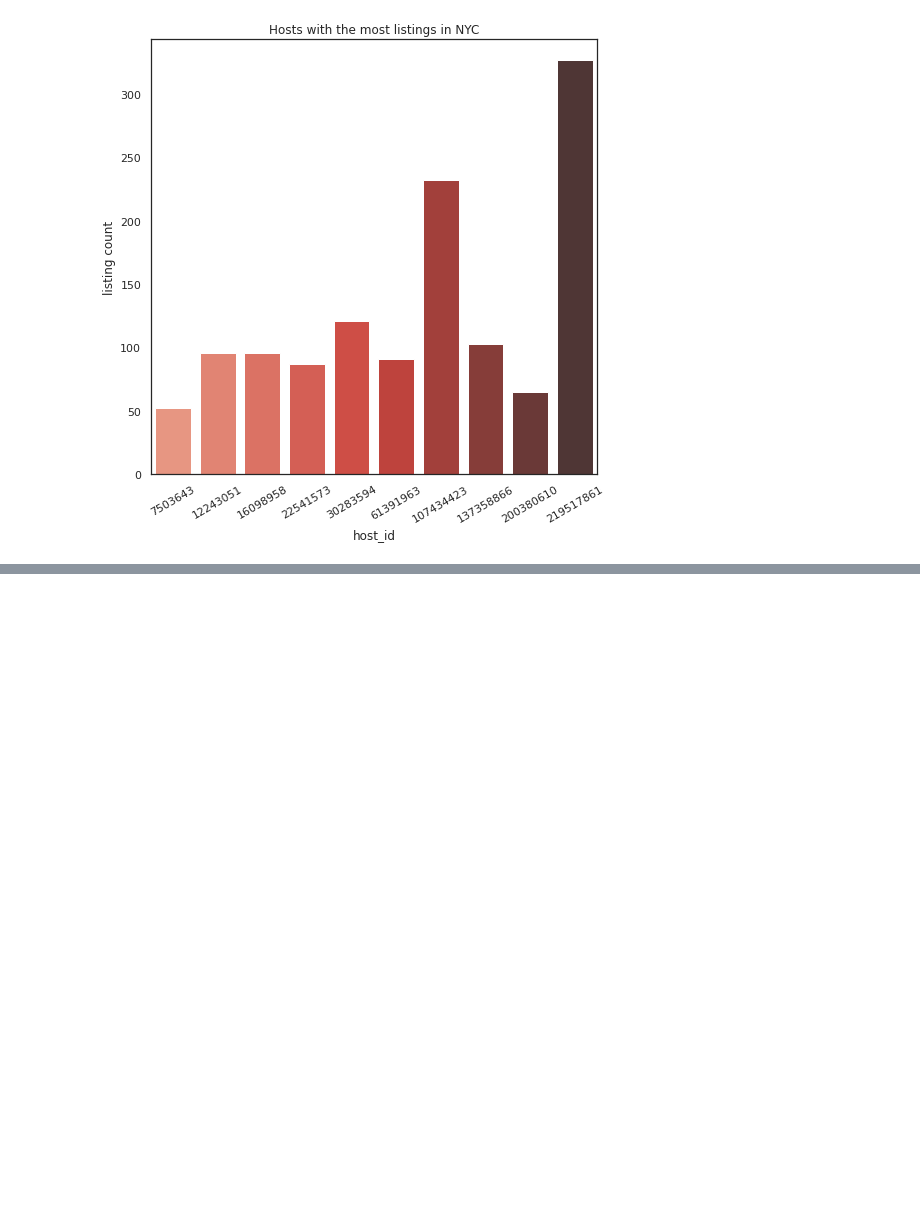
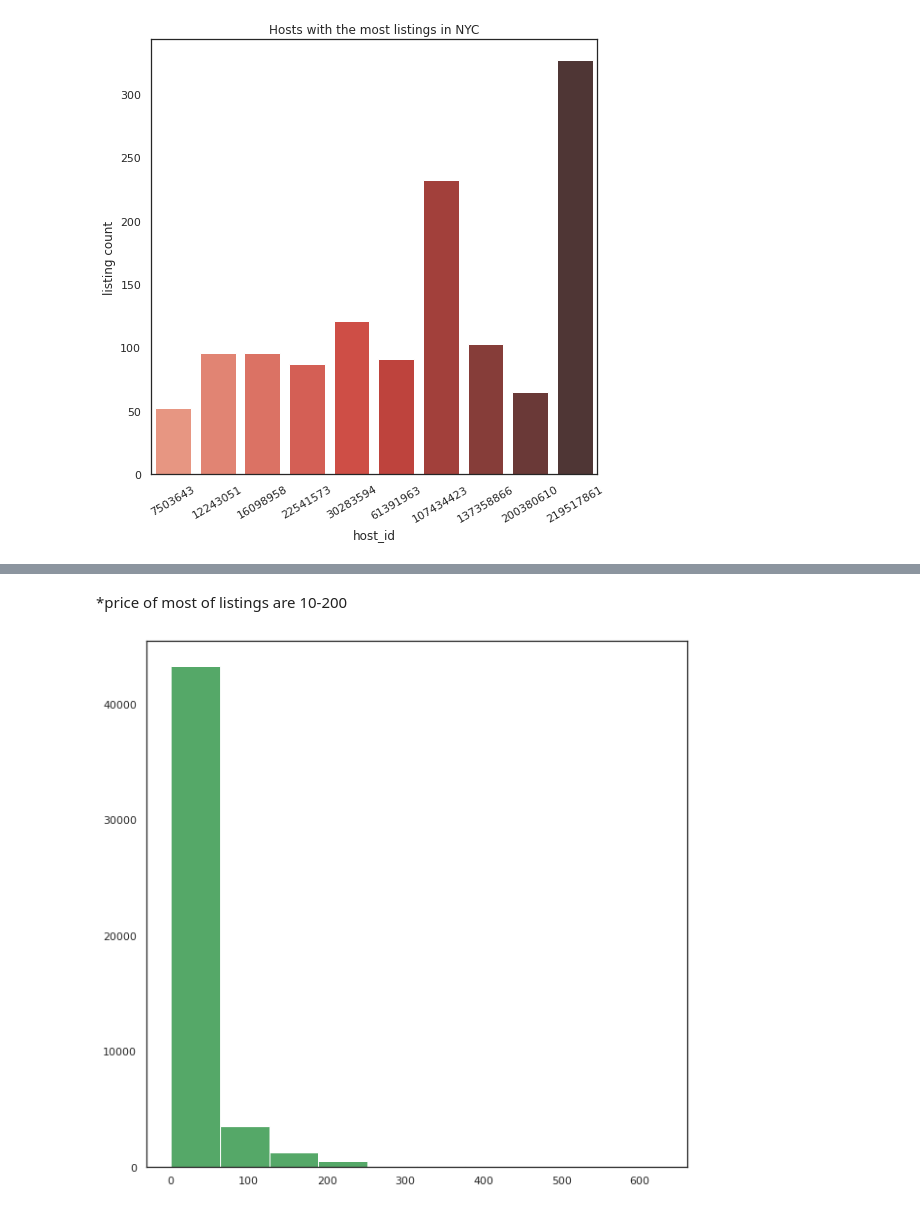
Before and after one commit to ritisha22/Airbnb-booking-analysis, a Jupyter notebook: Copy_of_Airbnb_Bookings_Analysis_Capstone_Project.ipynb, the cells around one changed output, grey strips where cells are left out. Drawn from its saved outputs; the diff is of its cells as text; code cells hidden in the pictures; blank space fills up the shorter version.

```diff
--- a/Copy_of_Airbnb_Bookings_Analysis_Capstone_Project.ipynb
+++ b/Copy_of_Airbnb_Bookings_Analysis_Capstone_Project.ipynb
@@ -225,0 +249,8 @@ viz_top_10host.set_xticklabels(viz_top_10host.get_xticklabels(),rotation=30)
+# %% [markdown]
+ *price of most of listings are 10-200
+# %%
+# check the number of reviews
+plt.hist(airbnb_data['number_of_reviews'],color='g',rwidth=4)
+plt.show()
+# %% [output]
+[figure, added]
```
Also changed, not shown: parts of 4 cells of this notebook.
